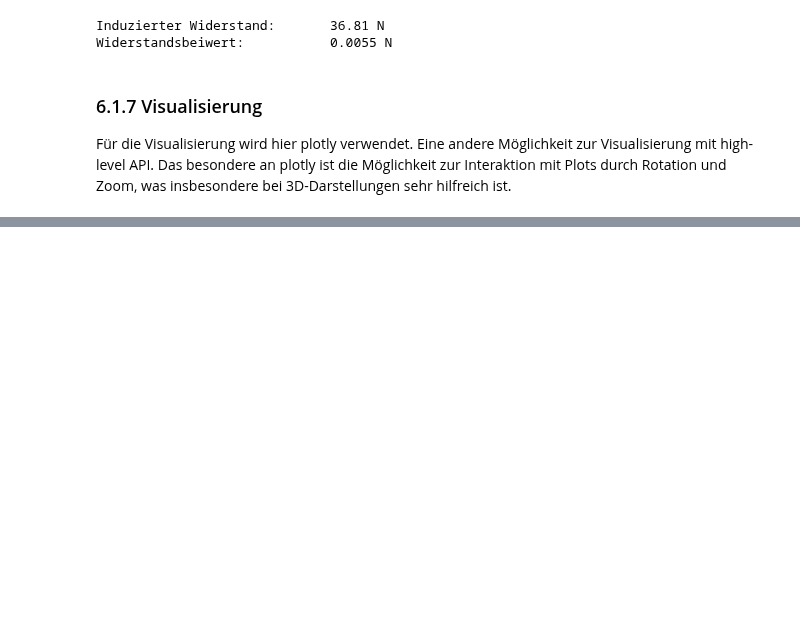
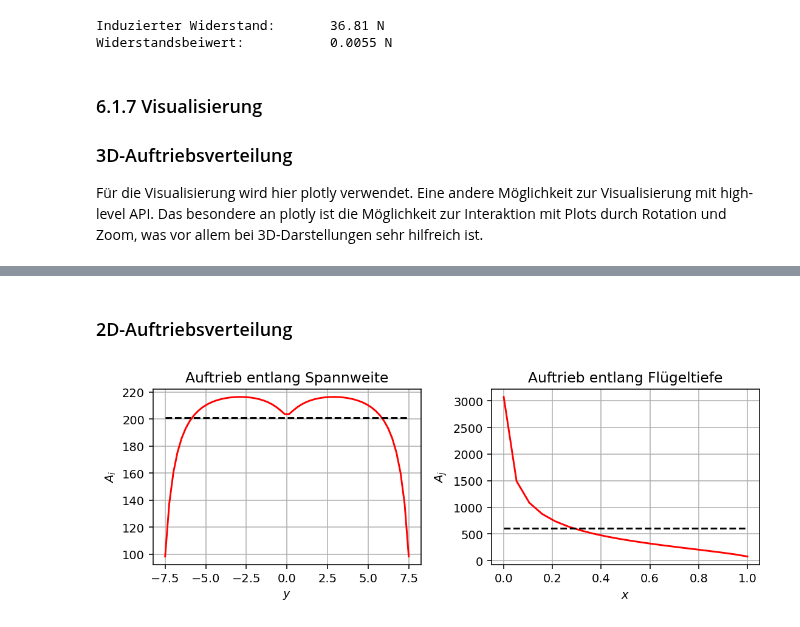
Before and after one commit to AntonSchreiber/aero-lecture, a Jupyter notebook: notebooks_solved/uebung6_VLM.ipynb, the cells around one changed output, grey strips where cells are left out. Drawn from its saved outputs; the diff is of its cells as text; code cells hidden in the pictures; blank space fills up the shorter version.

Commit message:
2D lift plot

```diff
--- a/notebooks_solved/uebung6_VLM.ipynb
+++ b/notebooks_solved/uebung6_VLM.ipynb
@@ -260,6 +260,9 @@ Gamma = vector_to_matrix(Gamma_vec, N, M)
 # %%
 # Berechne Auftrieb für jedes Panel-Element
 A = rho * U_inf * Gamma
+
+A_j = np.sum(A, axis=0)     # Auftrieb aufsummiert über die Spannweite
+A_i = np.sum(A, axis=1)     # Auftrieb aufsummiert in Flügeltiefe
 
 # Berechne Gesamtzirkulation entlang der Spannweite
 Gamma_span = np.sum(Gamma, axis=1)  # Summe entlang der Sehne für jede Spannweitenposition
@@ -300,7 +303,8 @@ Induzierter Widerstand:       36.81 N
 Widerstandsbeiwert:           0.0055 N
 # %% [markdown]
 ### 6.1.7 Visualisierung
-Für die Visualisierung wird hier plotly verwendet. Eine andere Möglichkeit zur Visualisierung mit high-level API. Das besondere an plotly ist die Möglichkeit zur Interaktion mit Plots durch Rotation und Zoom, was insbesondere bei 3D-Darstellungen sehr hilfreich ist.
+### 3D-Auftriebsverteilung
+Für die Visualisierung wird hier plotly verwendet. Eine andere Möglichkeit zur Visualisierung mit high-level API. Das besondere an plotly ist die Möglichkeit zur Interaktion mit Plots durch Rotation und Zoom, was vor allem bei 3D-Darstellungen sehr hilfreich ist.
 # %%
 def plot_lift_distribution(X_C, Y_C, A):
     """
@@ -360,3 +364,27 @@ def plot_lift_distribution(X_C, Y_C, A):
 plot_lift_distribution(X_C, Y_C, A)
 # %% [output]
 [interactive output not drawn]
+# %% [markdown]
+### 2D-Auftriebsverteilung
+# %%
+fig, (ax1, ax2) = plt.subplots(1, 2, figsize=(8, 3))
+
+ax1.plot(np.linspace(-s, s, N), A_i, '-', color="red")
+ax1.plot(np.linspace(-s, s, N), np.full((A_i.shape), np.mean(A_i)), '--', color="black")
+ax1.set_title("Auftrieb entlang Spannweite")
+ax1.set_ylabel(r"$A_i$")
+ax1.set_xlabel(r"$y$")
+ax1.grid(True)
+
+
+ax2.plot(np.linspace(0, c, M), A_j, '-', color="red")
+ax2.plot(np.linspace(0, c, M), np.full((A_j.shape), np.mean(A_j)), '--', color="black")
+ax2.set_title("Auftrieb entlang Flügeltiefe")
+ax2.set_ylabel(r"$A_j$")
+ax2.set_xlabel(r"$x$")
+ax2.grid(True)
+
+fig.tight_layout()
+plt.show()
+# %% [output]
+[figure, added]
```
Also changed, not shown: parts of 1 cell of this notebook.
